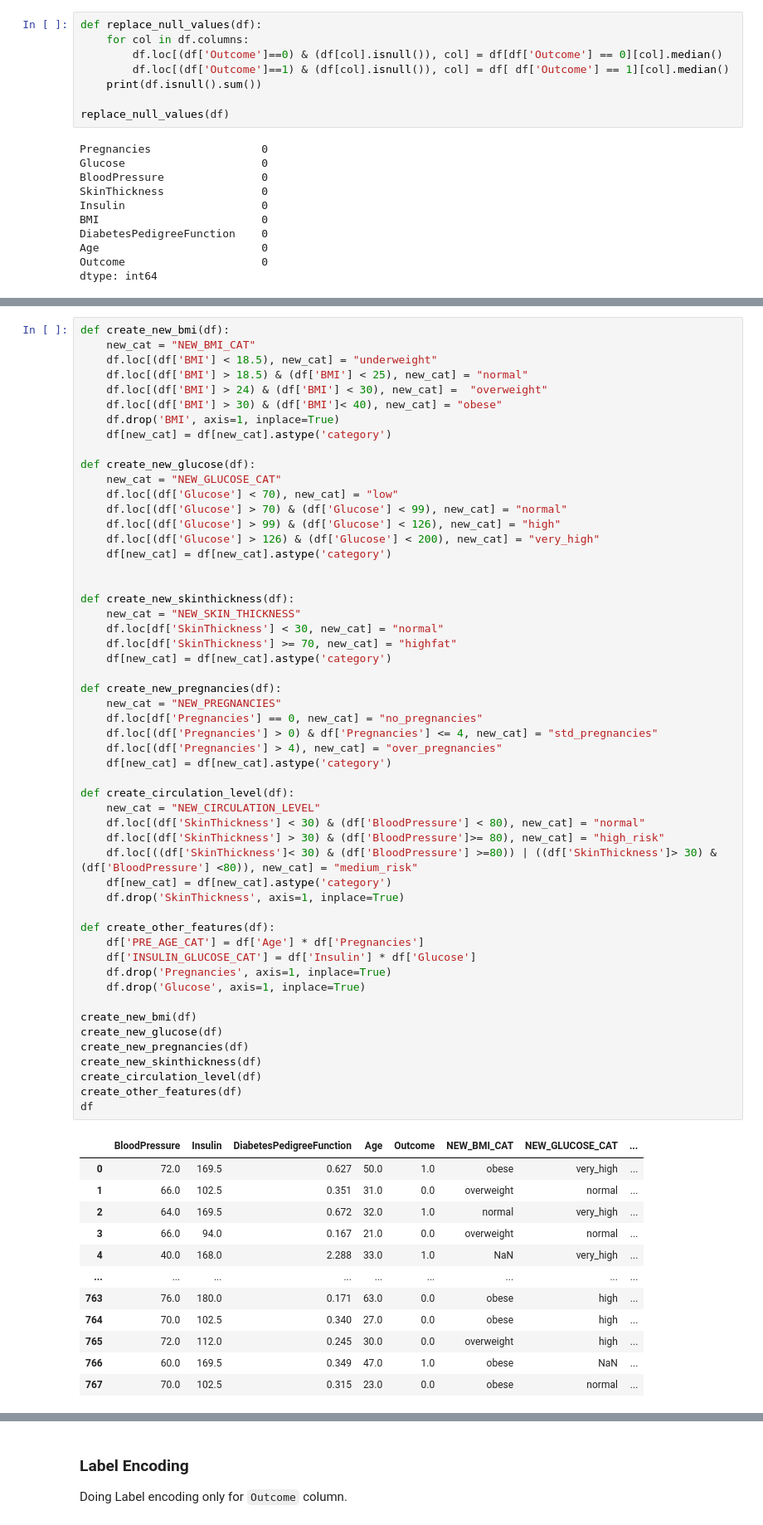
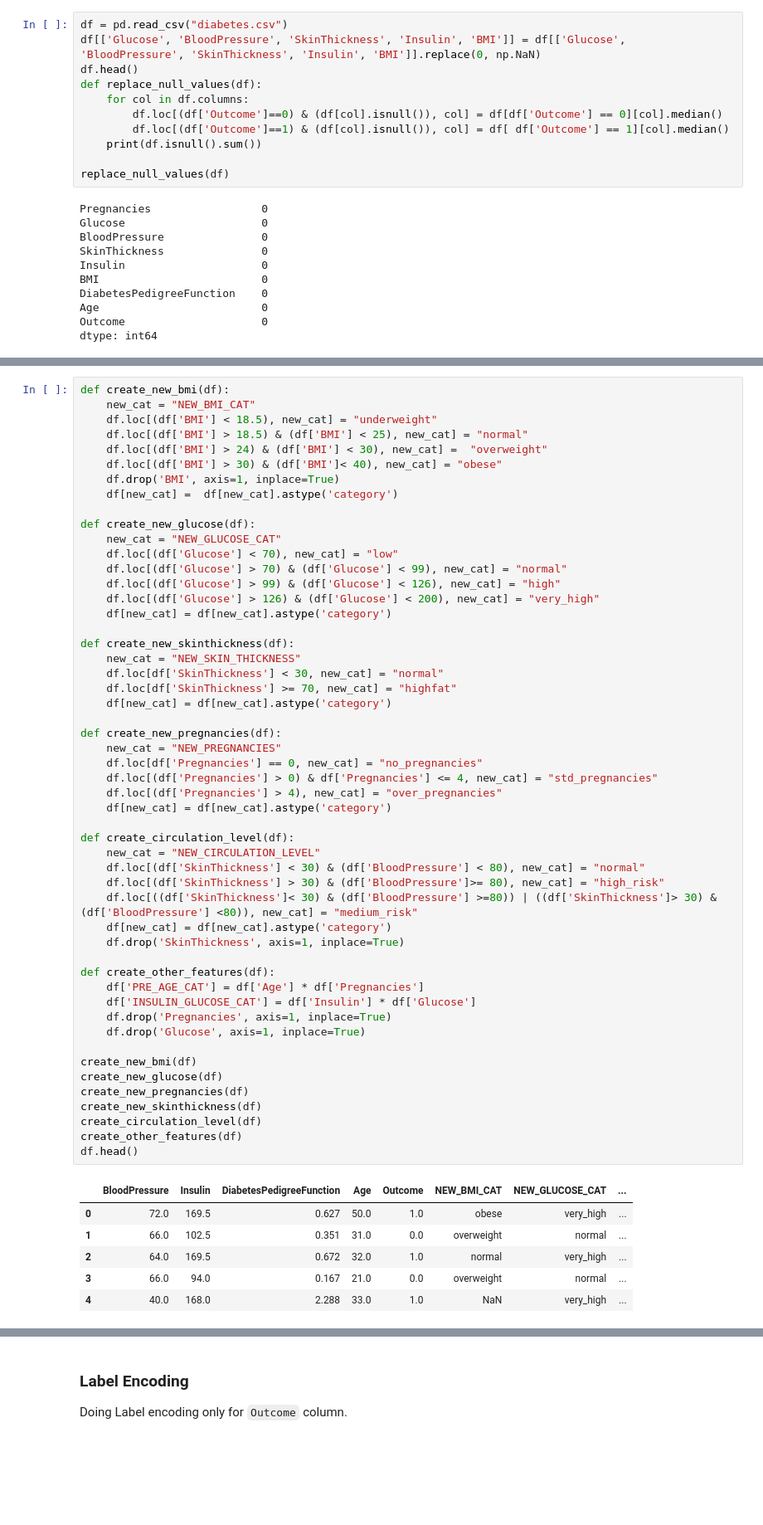
Before and after one commit to adhadse/ColabRepo, a Jupyter notebook: kaggle/beginners/pima_indians-diabetes/Diabetes Prediction.ipynb, the cells around one changed output, grey strips where cells are left out. Shown at 83% size. Saved outputs shown, nothing was run; the diff lists cells and outputs as text; blank space fills up the shorter version.

Commit message:
Added Diabetes prediction notebook

```diff
--- a/kaggle/beginners/pima_indians-diabetes/Diabetes Prediction.ipynb
+++ b/kaggle/beginners/pima_indians-diabetes/Diabetes Prediction.ipynb
@@ -176,6 +176,9 @@ We can replace this null values with median values with the appropriate values f
 
 <mark>If the distribution is not symmetrical, it makes sense to use a median instead of the mean. B/c it represents the series better as it will be less affected by median outliers.</mark>
 # %%
+df = pd.read_csv("diabetes.csv")
+df[['Glucose', 'BloodPressure', 'SkinThickness', 'Insulin', 'BMI']] = df[['Glucose', 'BloodPressure', 'SkinThickness', 'Insulin', 'BMI']].replace(0, np.NaN)
+df.head()
 def replace_null_values(df):
     for col in df.columns:
         df.loc[(df['Outcome']==0) & (df[col].isnull()), col] = df[df['Outcome'] == 0][col].median()
@@ -233,7 +296,7 @@ def create_new_bmi(df):
     df.loc[(df['BMI'] > 24) & (df['BMI'] < 30), new_cat] =  "overweight"
     df.loc[(df['BMI'] > 30) & (df['BMI']< 40), new_cat] = "obese"
     df.drop('BMI', axis=1, inplace=True)
-    df[new_cat] = df[new_cat].astype('category')
+    df[new_cat] =  df[new_cat].astype('category')
 
 def create_new_glucose(df):
     new_cat = "NEW_GLUCOSE_CAT"
@@ -242,7 +305,6 @@ def create_new_glucose(df):
     df.loc[(df['Glucose'] > 99) & (df['Glucose'] < 126), new_cat] = "high"
     df.loc[(df['Glucose'] > 126) & (df['Glucose'] < 200), new_cat] = "very_high"
     df[new_cat] = df[new_cat].astype('category')
-
 
 def create_new_skinthickness(df):
     new_cat = "NEW_SKIN_THICKNESS"
@@ -257,37 +319,31 @@ def create_new_pregnancies(df):
     df.loc[(df['Pregnancies'] > 4), new_cat] = "over_pregnancies"
     df[new_cat] = df[new_cat].astype('category')
 
 def create_circulation_level(df):
     new_cat = "NEW_CIRCULATION_LEVEL"
     df.loc[(df['SkinThickness'] < 30) & (df['BloodPressure'] < 80), new_cat] = "normal"
     df.loc[(df['SkinThickness'] > 30) & (df['BloodPressure']>= 80), new_cat] = "high_risk"
     df.loc[((df['SkinThickness']< 30) & (df['BloodPressure'] >=80)) | ((df['SkinThickness']> 30) & (df['BloodPressure'] <80)), new_cat] = "medium_risk"
     df[new_cat] = df[new_cat].astype('category')
     df.drop('SkinThickness', axis=1, inplace=True)
 
 def create_other_features(df):
     df['PRE_AGE_CAT'] = df['Age'] * df['Pregnancies']
     df['INSULIN_GLUCOSE_CAT'] = df['Insulin'] * df['Glucose']
     df.drop('Pregnancies', axis=1, inplace=True)
     df.drop('Glucose', axis=1, inplace=True)
 
 create_new_bmi(df)
 create_new_glucose(df)
 create_new_pregnancies(df)
 create_new_skinthickness(df)
 create_circulation_level(df)
 create_other_features(df)
-df
+df.head()
 # %% [output]
 |  | BloodPressure | Insulin | DiabetesPedigreeFunction | Age | Outcome | NEW_BMI_CAT | NEW_GLUCOSE_CAT | ... |
 | 0 | 72.0 | 169.5 | 0.627 | 50.0 | 1.0 | obese | very_high | ... |
 | 1 | 66.0 | 102.5 | 0.351 | 31.0 | 0.0 | overweight | normal | ... |
 | 2 | 64.0 | 169.5 | 0.672 | 32.0 | 1.0 | normal | very_high | ... |
 | 3 | 66.0 | 94.0 | 0.167 | 21.0 | 0.0 | overweight | normal | ... |
 | 4 | 40.0 | 168.0 | 2.288 | 33.0 | 1.0 | NaN | very_high | ... |
-| ... | ... | ... | ... | ... | ... | ... | ... | ... |
-| 763 | 76.0 | 180.0 | 0.171 | 63.0 | 0.0 | obese | high | ... |
-| 764 | 70.0 | 102.5 | 0.340 | 27.0 | 0.0 | obese | high | ... |
-| 765 | 72.0 | 112.0 | 0.245 | 30.0 | 0.0 | overweight | high | ... |
-| 766 | 60.0 | 169.5 | 0.349 | 47.0 | 1.0 | obese | NaN | ... |
-| 767 | 70.0 | 102.5 | 0.315 | 23.0 | 0.0 | obese | normal | ... |
```
Also changed, not shown: parts of 31 cells of this notebook, 7 other files.
